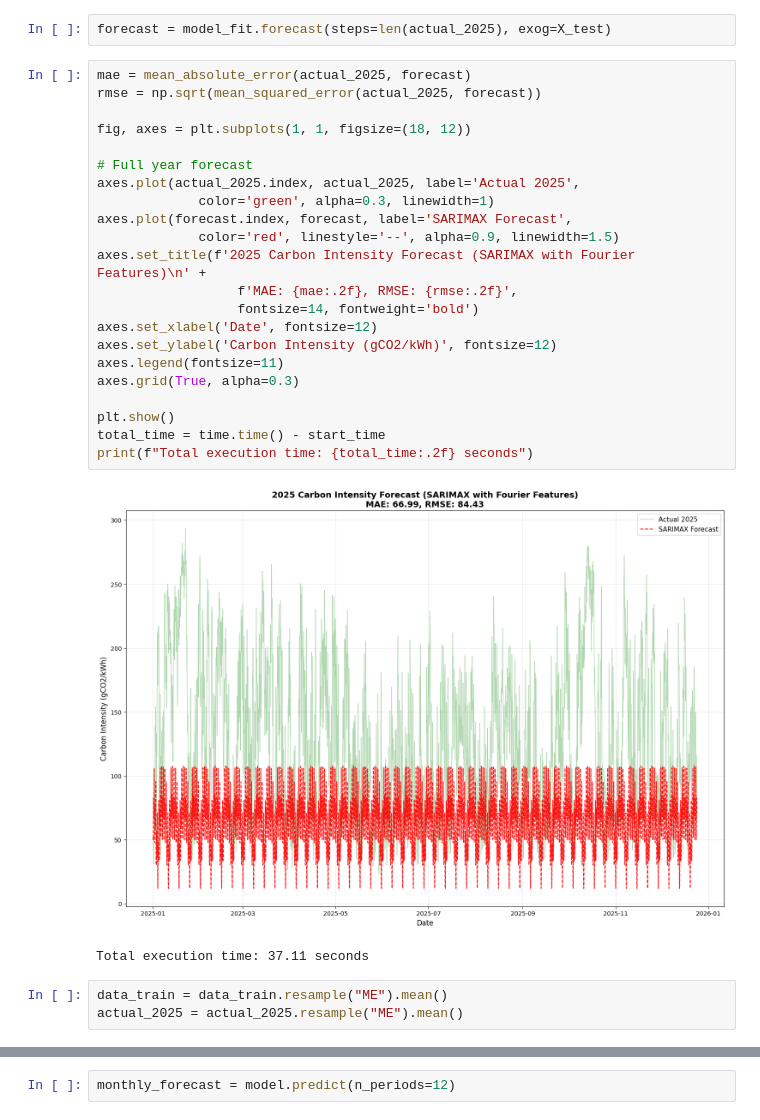
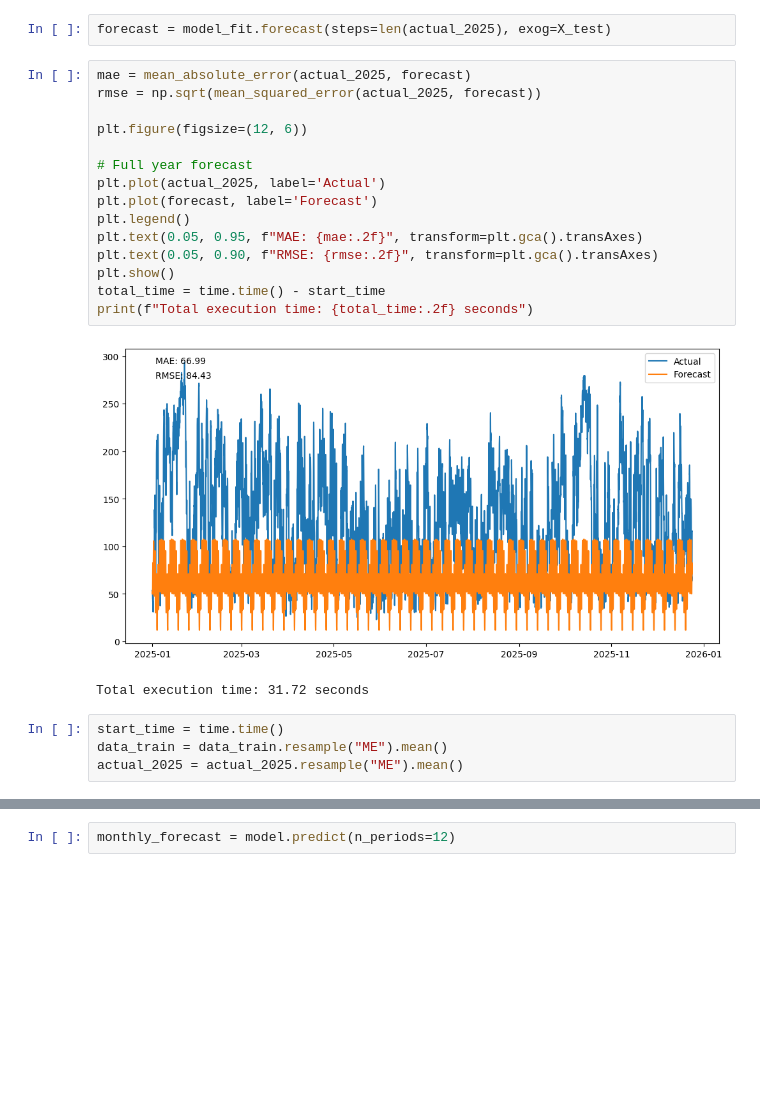
Before and after one commit to CalvoSeko/sustainable-computing-coursework-tianwei, a Jupyter notebook: code/optimization/full_SARIMA.ipynb, the cells around one changed output, grey strips where cells are left out. Saved outputs shown, nothing was run; the diff lists cells and outputs as text; blank space fills up the shorter version.

```diff
--- a/code/optimization/full_SARIMA.ipynb
+++ b/code/optimization/full_SARIMA.ipynb
@@ -90,29 +95,23 @@ forecast = model_fit.forecast(steps=len(actual_2025), exog=X_test)
 # %%
 mae = mean_absolute_error(actual_2025, forecast)
 rmse = np.sqrt(mean_squared_error(actual_2025, forecast))
 
-fig, axes = plt.subplots(1, 1, figsize=(18, 12))
+plt.figure(figsize=(12, 6))
 
 # Full year forecast
-axes.plot(actual_2025.index, actual_2025, label='Actual 2025',
-             color='green', alpha=0.3, linewidth=1)
-axes.plot(forecast.index, forecast, label='SARIMAX Forecast',
-             color='red', linestyle='--', alpha=0.9, linewidth=1.5)
-axes.set_title(f'2025 Carbon Intensity Forecast (SARIMAX with Fourier Features)\n' +
-                  f'MAE: {mae:.2f}, RMSE: {rmse:.2f}',
-                  fontsize=14, fontweight='bold')
-axes.set_xlabel('Date', fontsize=12)
-axes.set_ylabel('Carbon Intensity (gCO2/kWh)', fontsize=12)
-axes.legend(fontsize=11)
-axes.grid(True, alpha=0.3)
-
+plt.plot(actual_2025, label='Actual')
+plt.plot(forecast, label='Forecast')
+plt.legend()
+plt.text(0.05, 0.95, f"MAE: {mae:.2f}", transform=plt.gca().transAxes)
+plt.text(0.05, 0.90, f"RMSE: {rmse:.2f}", transform=plt.gca().transAxes)
 plt.show()
 total_time = time.time() - start_time
 print(f"Total execution time: {total_time:.2f} seconds")
 # %% [output]
-[figure, old version]
+[figure, new version]
-Total execution time: 37.11 seconds
+Total execution time: 31.72 seconds
 # %%
+start_time = time.time()
 data_train = data_train.resample("ME").mean()
 actual_2025 = actual_2025.resample("ME").mean()
 # %%
```
Also changed, not shown: parts of 3 cells of this notebook, 2 other files.
